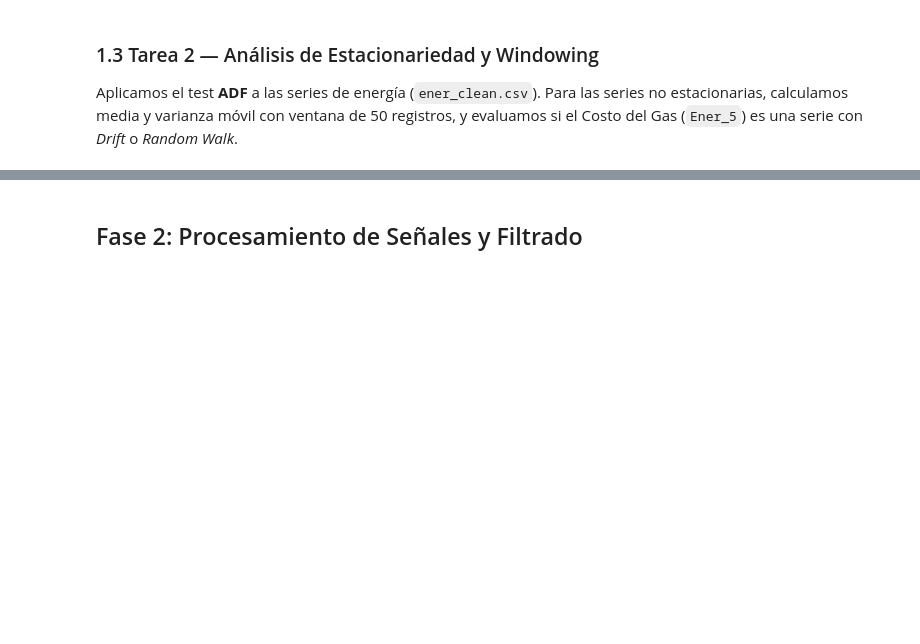
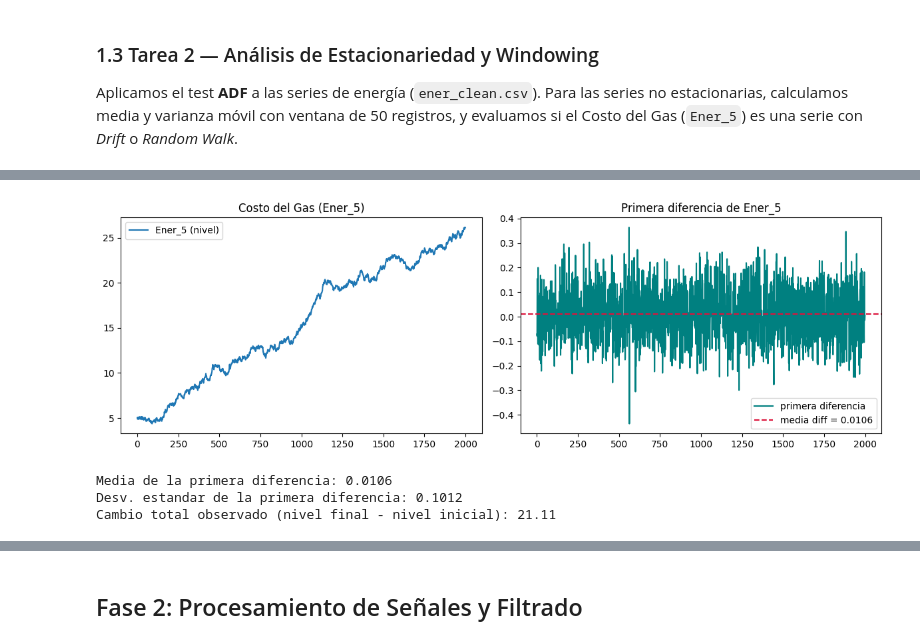
Before and after one commit to daniel95amaya/theoutliers-challenge-03, a Jupyter notebook: notebooks/challenge02_geo_temporal_redes.ipynb, the cells around one changed output, grey strips where cells are left out. Drawn from its saved outputs; the diff is of its cells as text; code cells hidden in the pictures; blank space fills up the shorter version.

```diff
--- a/notebooks/challenge02_geo_temporal_redes.ipynb
+++ b/notebooks/challenge02_geo_temporal_redes.ipynb
@@ -136 +177,27 @@ ener_noise = pd.read_csv(f"{DATA_DIR}/ener_noise.csv")
+# %%
+# Costo del Gas (Ener_5): ?Drift o Random Walk?
+ener5_diff = ener_clean["Ener_5"].diff().dropna()
+diff_mean, diff_std = ener5_diff.mean(), ener5_diff.std()
+
+fig, axes = plt.subplots(1, 2, figsize=(12, 4))
+axes[0].plot(ener_clean["Ener_5"], label="Ener_5 (nivel)")
+axes[0].set_title("Costo del Gas (Ener_5)")
+axes[0].legend()
+
+axes[1].plot(ener5_diff, color="teal", label="primera diferencia")
+axes[1].axhline(diff_mean, color="crimson", linestyle="--", label=f"media diff = {diff_mean:.4f}")
+axes[1].set_title("Primera diferencia de Ener_5")
+axes[1].legend()
+
+plt.tight_layout()
+plt.show()
+
+print(f"Media de la primera diferencia: {diff_mean:.4f}")
+print(f"Desv. estandar de la primera diferencia: {diff_std:.4f}")
+print(f"Cambio total observado (nivel final - nivel inicial): {ener_clean['Ener_5'].iloc[-1] - ener_clean['Ener_5'].iloc[0]:.2f}")
+# %% [output]
+[figure, added]
+Media de la primera diferencia: 0.0106
+Desv. estandar de la primera diferencia: 0.1012
+Cambio total observado (nivel final - nivel inicial): 21.11
 # %% [markdown]
```
Also changed, not shown: parts of 3 cells of this notebook.
